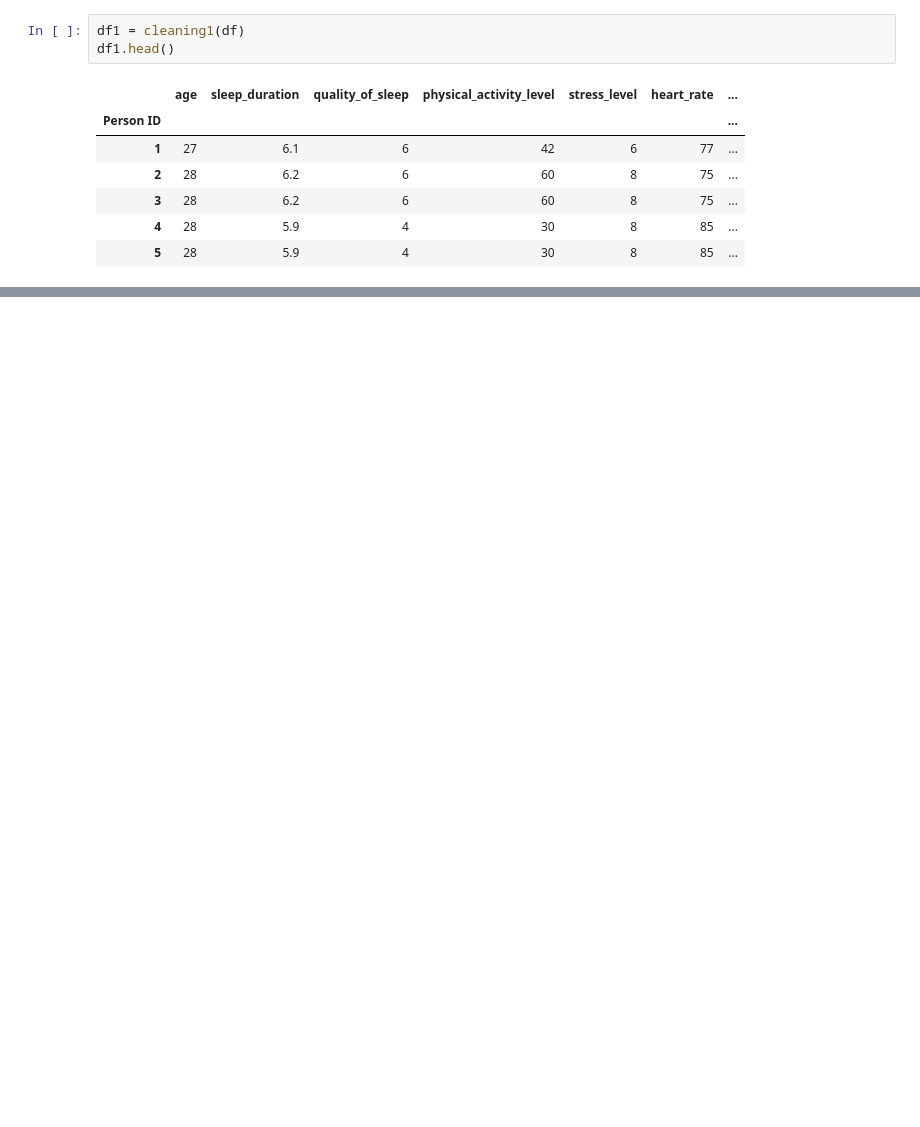
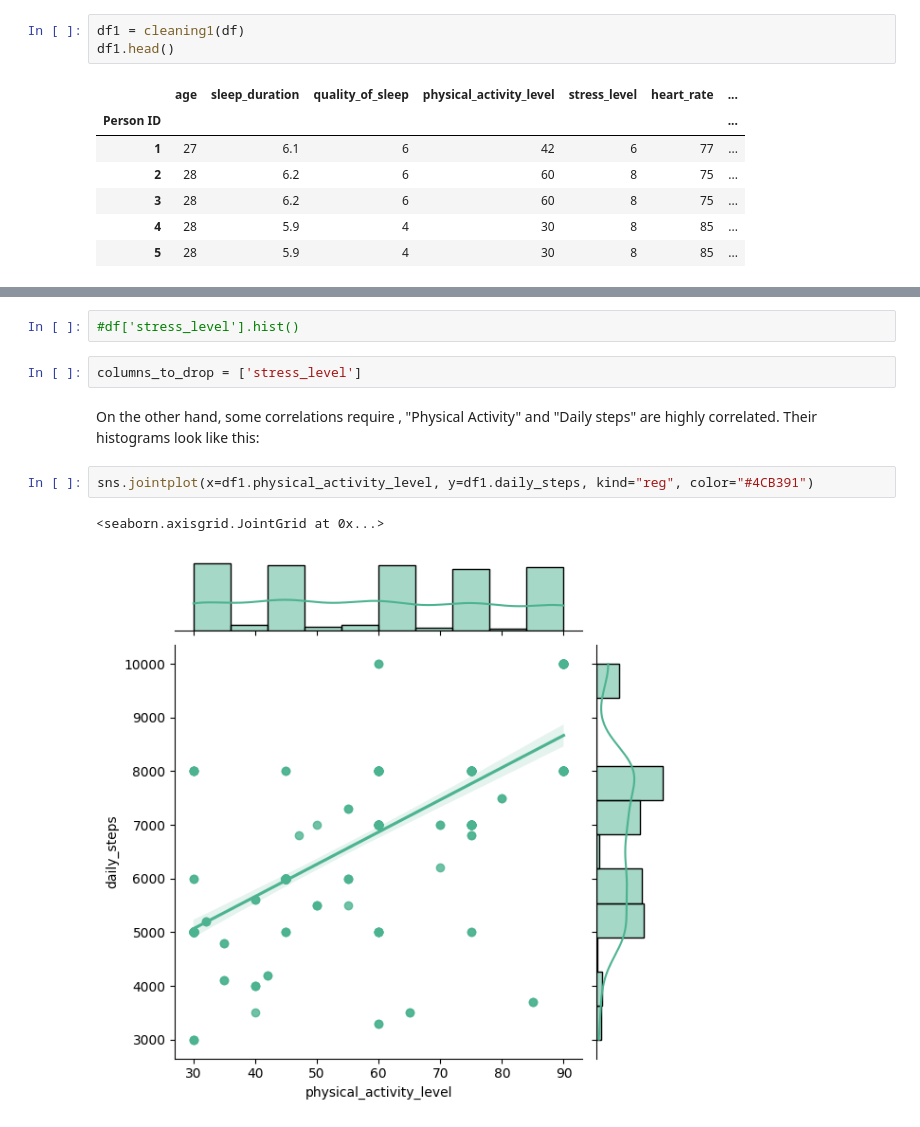
Before and after one commit to maikelps/SleepDisorder, a Jupyter notebook: expl.ipynb, the cells around one changed output, grey strips where cells are left out. Drawn from its saved outputs; the diff is of its cells as text; blank space fills up the shorter version.

```diff
--- a/expl.ipynb
+++ b/expl.ipynb
@@ -214,0 +248,11 @@ df1.head()
+# %%
+#df['stress_level'].hist()
+# %%
+columns_to_drop = ['stress_level']
+# %% [markdown]
+On the other hand, some correlations require , "Physical Activity" and "Daily steps" are highly correlated. Their histograms look like this:
+# %%
+sns.jointplot(x=df1.physical_activity_level, y=df1.daily_steps, kind="reg", color="#4CB391")
+# %% [output]
+<seaborn.axisgrid.JointGrid at 0x...>
+[figure, added]
```
Also changed, not shown: parts of 19 cells of this notebook, 1 other file.
